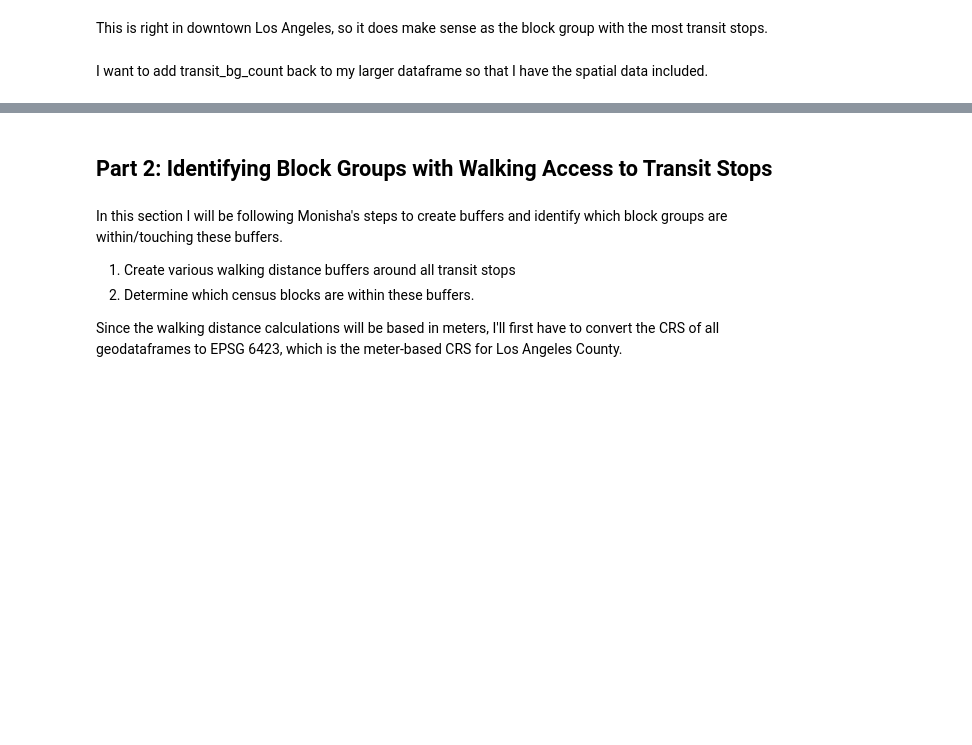
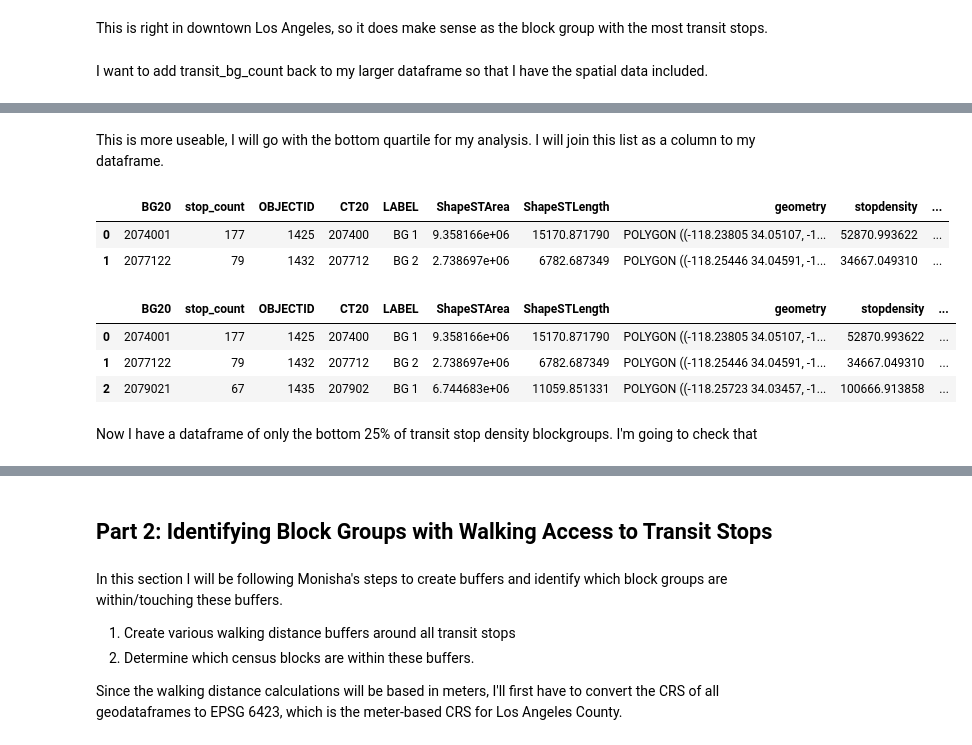
Before and after one commit to lucybriggs12/snakeemoji, a Jupyter notebook: Group Assignments/Week 05/Carolyn Week 5 Assignment.ipynb, the cells around one changed output, grey strips where cells are left out. Drawn from its saved outputs; the diff is of its cells as text; code cells hidden in the pictures; blank space fills up the shorter version.

```diff
--- a/Group Assignments/Week 05/Carolyn Week 5 Assignment.ipynb
+++ b/Group Assignments/Week 05/Carolyn Week 5 Assignment.ipynb
@@ -593,0 +622,8 @@ I want to add transit_bg_count back to my larger dataframe so that I have the sp
+# %%
+#creating a list to look at average stop density
+avgstopdensity = []
+for row in transit_bg_count_new['stopdensity']:
+        if row < 1.687713e+06:    avgstopdensity.append('below_mean')
+        elif row > 1.687713e+06:   avgstopdensity.append('above_mean')
+
+        else:          avgstopdensity.append('NaN')
@@ -593,0 +637,10 @@ I want to add transit_bg_count back to my larger dataframe so that I have the sp
+# %%
+#creating a list to look at percentiles of stop density
+perstopdensity = []
+for row in transit_bg_count_new['stopdensity']:
+        if row < 4.862288e+05:    perstopdensity.append(25)
+        elif row > 8.676696e+05:   perstopdensity.append(50)
+        elif row > 1.516737e+06:   perstopdensity.append(75)
+        elif row > 4.761975e+08:   perstopdensity.append(100)
+
+        else:          perstopdensity.append('NaN')
@@ -593,0 +652,20 @@ I want to add transit_bg_count back to my larger dataframe so that I have the sp
+# %% [markdown]
+This is more useable, I will go with the bottom quartile for my analysis. I will join this list as a column to my dataframe.
+# %%
+transit_bg_count_new['percentile_stopdensity'] = perstopdensity
+transit_bg_count_new.head(2)
+# %% [output]
+|  | BG20 | stop_count | OBJECTID | CT20 | LABEL | ShapeSTArea | ShapeSTLength | geometry | stopdensity | ... |
+| 0 | 2074001 | 177 | 1425 | 207400 | BG 1 | 9.358166e+06 | 15170.871790 | POLYGON ((-118.23805 34.05107, -1... | 52870.993622 | ... |
+| 1 | 2077122 | 79 | 1432 | 207712 | BG 2 | 2.738697e+06 | 6782.687349 | POLYGON ((-118.25446 34.04591, -1... | 34667.049310 | ... |
+# %%
+#I realized there was an eaiser way to look at this by subsetting the dataframe
+below25 = transit_bg_count_new[transit_bg_count_new["stopdensity"] < 4.862288e+05]
+below25.head(3)
+# %% [output]
+|  | BG20 | stop_count | OBJECTID | CT20 | LABEL | ShapeSTArea | ShapeSTLength | geometry | stopdensity | ... |
+| 0 | 2074001 | 177 | 1425 | 207400 | BG 1 | 9.358166e+06 | 15170.871790 | POLYGON ((-118.23805 34.05107, -1... | 52870.993622 | ... |
+| 1 | 2077122 | 79 | 1432 | 207712 | BG 2 | 2.738697e+06 | 6782.687349 | POLYGON ((-118.25446 34.04591, -1... | 34667.049310 | ... |
+| 2 | 2079021 | 67 | 1435 | 207902 | BG 1 | 6.744683e+06 | 11059.851331 | POLYGON ((-118.25723 34.03457, -1... | 100666.913858 | ... |
+# %% [markdown]
+Now I have a dataframe of only the bottom 25% of transit stop density blockgroups. I'm going to check that
```
Also changed, not shown: parts of 16 cells of this notebook.
